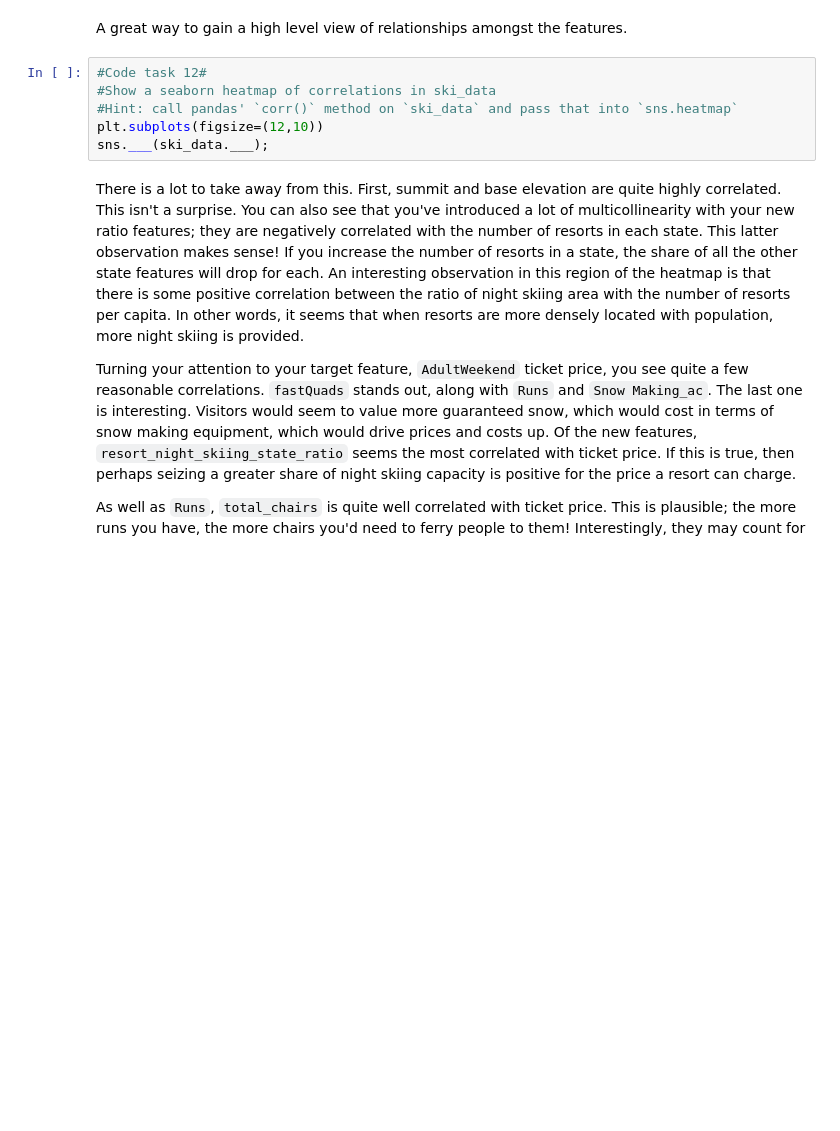
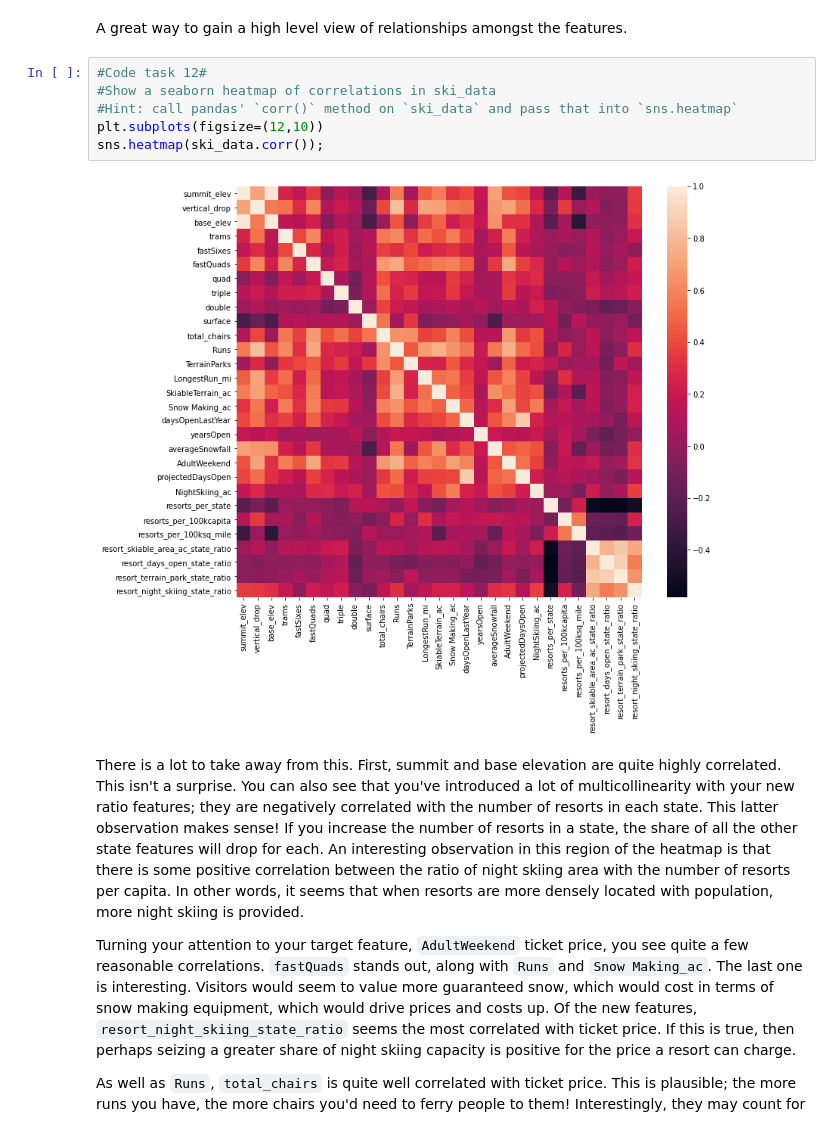
Before and after one commit to rix2357/DataScienceGuidedCapstone, a Jupyter notebook: Notebooks/03_exploratory_data_analysis.ipynb, the cells around one changed output. Drawn from its saved outputs; the diff is of its cells as text; blank space fills up the shorter version.

```diff
--- a/Notebooks/03_exploratory_data_analysis.ipynb
+++ b/Notebooks/03_exploratory_data_analysis.ipynb
@@ -690,9 +761,11 @@ A great way to gain a high level view of relationships amongst the features.
 # %%
 #Code task 12#
 #Show a seaborn heatmap of correlations in ski_data
 #Hint: call pandas' `corr()` method on `ski_data` and pass that into `sns.heatmap`
 plt.subplots(figsize=(12,10))
-sns.___(ski_data.___);
+sns.heatmap(ski_data.corr());
+# %% [output]
+[figure, added]
 # %% [markdown]
 There is a lot to take away from this. First, summit and base elevation are quite highly correlated. This isn't a surprise. You can also see that you've introduced a lot of multicollinearity with your new ratio features; they are negatively correlated with the number of resorts in each state. This latter observation makes sense! If you increase the number of resorts in a state, the share of all the other state features will drop for each. An interesting observation in this region of the heatmap is that there is some positive correlation between the ratio of night skiing area with the number of resorts per capita. In other words, it seems that when resorts are more densely located with population, more night skiing is provided.
 
```
Also changed, not shown: parts of 14 cells of this notebook, 3 other files.
